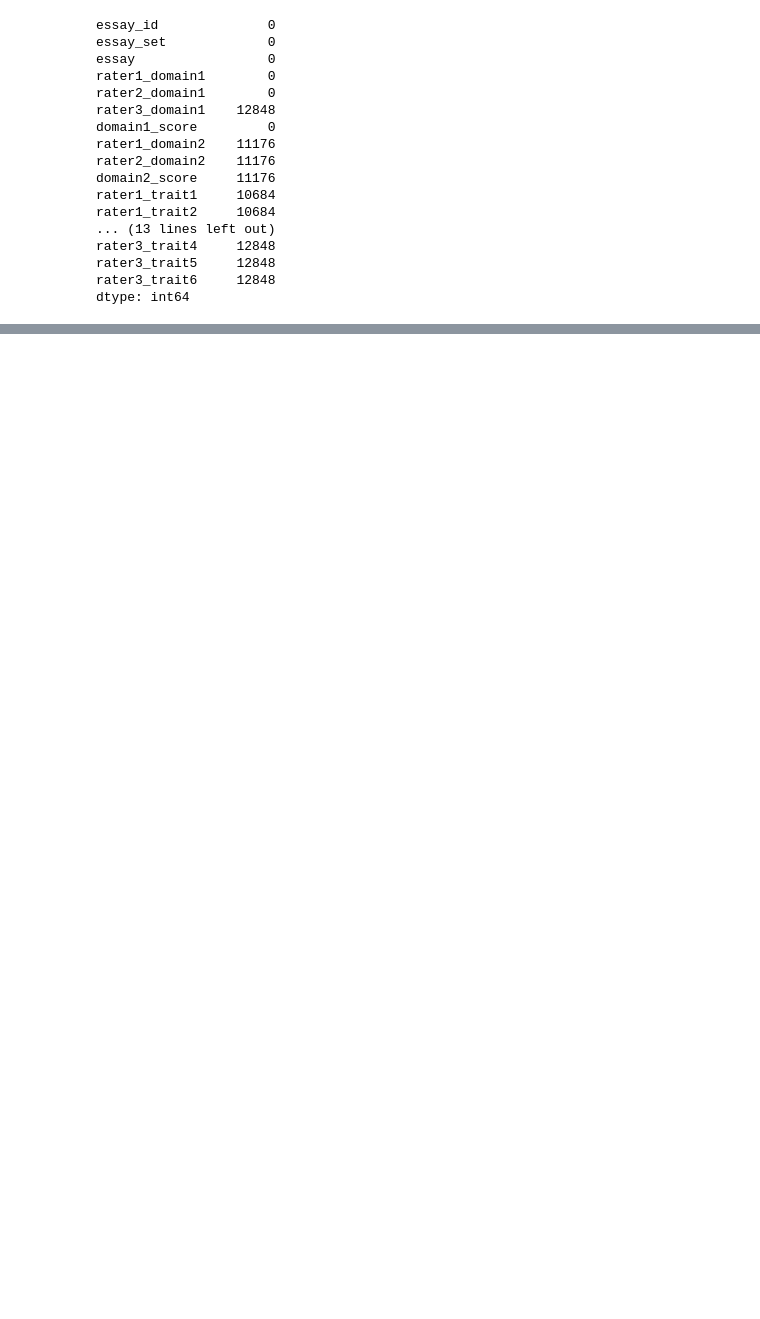
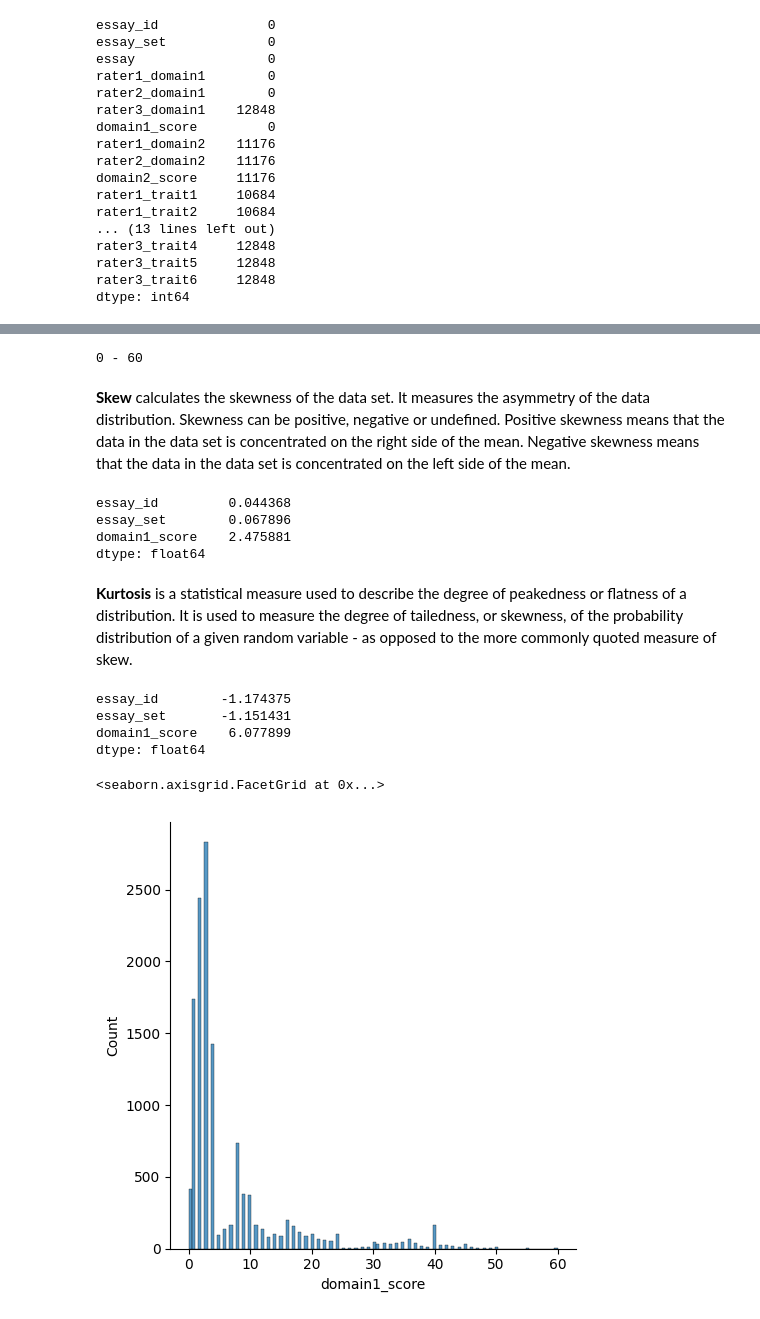
Before and after one commit to hypethral/robograder, a Jupyter notebook: src/analysis.ipynb, the cells around one changed output, grey strips where cells are left out. Saved outputs shown, nothing was run; the diff lists cells and outputs as text; code cells hidden in the pictures; blank space fills up the shorter version.

```diff
--- a/src/analysis.ipynb
+++ b/src/analysis.ipynb
@@ -82,3 +75,6 @@ rater3_trait4     12848
 rater3_trait5     12848
 rater3_trait6     12848
 dtype: int64
+# %%
+# Dropna() is a pandas function that is used to remove missing values (NaN) from a pandas dataframe or series.
+myDataset.dropna(axis=1,inplace=True)
@@ -85 +105,30 @@ dtype: int64
+# %%
+myDataset.drop(columns=['rater1_domain1','rater2_domain1'],inplace=True,axis=1)
+# %%
+print(min(myDataset['domain1_score']),'-', max(myDataset['domain1_score']))
+# %% [output]
+0 - 60
+# %% [markdown]
+**Skew** calculates the skewness of the data set. It measures the asymmetry of the data distribution. Skewness can be positive, negative or undefined. Positive skewness means that the data in the data set is concentrated on the right side of the mean. Negative skewness means that the data in the data set is concentrated on the left side of the mean.
+# %%
+myDataset.skew(numeric_only=True)
+# %% [output]
+essay_id         0.044368
+essay_set        0.067896
+domain1_score    2.475881
+dtype: float64
+# %% [markdown]
+**Kurtosis** is a statistical measure used to describe the degree of peakedness or flatness of a distribution. It is used to measure the degree of tailedness, or skewness, of the probability distribution of a given random variable - as opposed to the more commonly quoted measure of skew.
+# %%
+myDataset.kurtosis(numeric_only=True)
+# %% [output]
+essay_id        -1.174375
+essay_set       -1.151431
+domain1_score    6.077899
+dtype: float64
+# %%
+sns.displot(myDataset['domain1_score'])
+# %% [output]
+<seaborn.axisgrid.FacetGrid at 0x...>
+[figure, added]
 # %%
```
Also changed, not shown: parts of 12 cells of this notebook.
